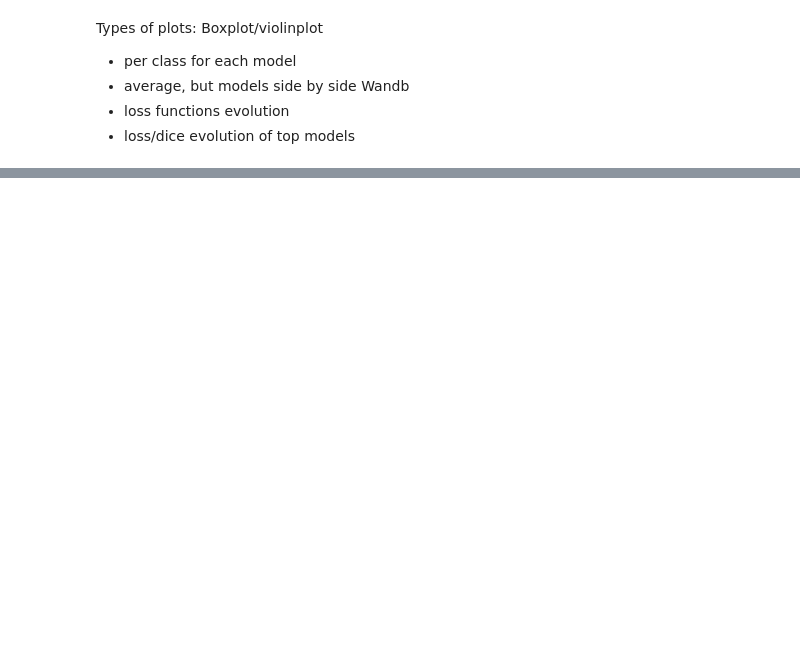
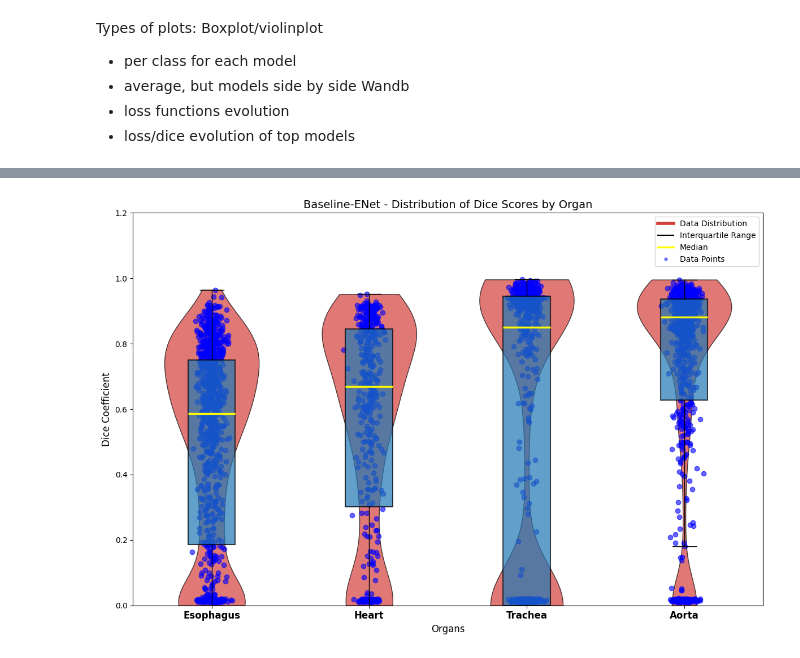
Before and after one commit to prundeanualin/ai4mi_project, a Jupyter notebook: plot.ipynb, the cells around one changed output, grey strips where cells are left out. Saved outputs shown, nothing was run; the diff lists cells and outputs as text; code cells hidden in the pictures; blank space fills up the shorter version.

```diff
--- a/plot.ipynb
+++ b/plot.ipynb
@@ -96,0 +213,5 @@ plt.show()
+# %%
+# Plot for Baseline-ENet
+plot_dice_violin(baseline_enet_path, baseline_enet_name)
+# %% [output]
+[figure, added]
```
Also changed, not shown: parts of 11 cells of this notebook.
